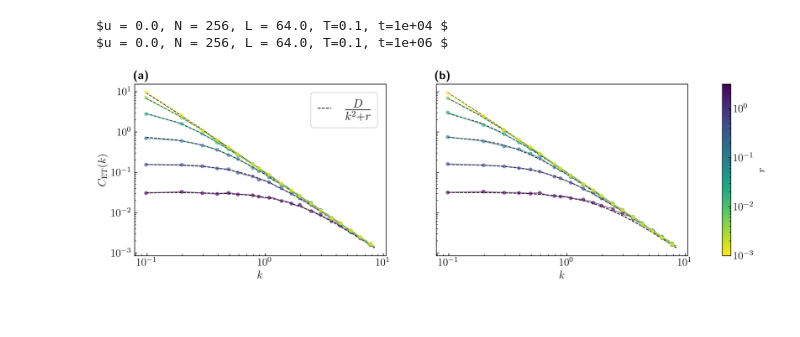
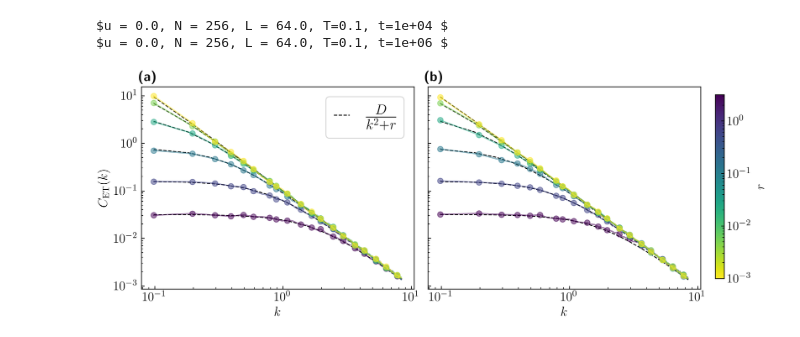
Before and after one commit to Stochastic-Field-Simulations/SETD_paper, a Jupyter notebook: modelAB_corr.ipynb, the cells around one changed output. Cells and saved outputs as stored; diff of their text form; code cells hidden in the pictures; blank space fills up the shorter version.

Commit message:
update plot 1

```diff
--- a/modelAB_corr.ipynb
+++ b/modelAB_corr.ipynb
@@ -2,7 +2,7 @@
 from numpy.fft import rfft, rfftfreq, irfft, fftshift
 from SFS.src.py.utils import *
 # %%
-fig, ax = plt.subplots(1, 2, figsize=(16,4), sharey=True)
+fig, ax = plt.subplots(1, 2, figsize=(11,4), sharey=True)
 
 for j, number in enumerate([1, 2]):
 
@@ -23,7 +23,7 @@ for j, number in enumerate([1, 2]):
         color = cm.viridis(i/(n-1))
 
         ax[j].loglog(q[1:AA], np.real(Cq[1:AA, 0, 0]), '-', lw=1.5,  color=color, zorder=2, alpha=.5)
-        ax[j].loglog(logspaced(q[1:AA]), logspaced(np.real(Cq[1:AA, 0, 0])), '.', ms=8,  color=color, zorder=2, alpha=.5)
+        ax[j].loglog(logspaced(q[1:AA]), logspaced(np.real(Cq[1:AA, 0, 0])), '.', ms=12,  color=color, zorder=2, alpha=.5)
 
         q = np.linspace(q[1], q[AA], 100)
         if i == 0: ax[j].loglog(q, T / (q**2 + r), 'k--', zorder=1, lw=1, label="$\\frac{D}{k^2 + r}$")
@@ -31,32 +31,33 @@ for j, number in enumerate([1, 2]):
 
 
     q, Cq, con, T, L, N = get_Cq_saved(folder, seed=seed)
     u = con["u"]
 
     title = "$u = {u}, N = {N}, L = {L}, T={T}, t={t:1.0e} $".format(u=u,N=N,L=L, T=T,t=time[-1])
     print(title)
 
     ax[j].set_xlabel("$k$")
     if j==0:
         ax[j].set_ylabel("$C_\\mathrm{ET}(k)$")
 
 
 
 cbar = fig.colorbar(
     cm.ScalarMappable(norm=colors.LogNorm(vmin=np.min(np.abs(rr)), vmax=np.max(np.abs(rr))),
     cmap=cm.viridis_r), ax=ax, label="$r$",
     )
 
 ax[0].legend(fontsize=22)
 ax[0].tick_params(direction='in')
 ax[0].tick_params(direction='in', which="minor")
 ax[1].tick_params(direction='in')
 ax[1].tick_params(direction='in', which="minor")
-
+plt.subplots_adjust(wspace=0.05)
+cbar.ax.set_position([0.92, 0.15, 0.02, 0.7])  # Adjust colorbar position [left, bottom, width, height]
 label(ax)
 fig.savefig("fig/fig1.pdf", bbox_inches="tight")
 plt.show()
 # %% [output]
 $u = 0.0, N = 256, L = 64.0, T=0.1, t=1e+04 $
 $u = 0.0, N = 256, L = 64.0, T=0.1, t=1e+06 $
-[figure, old version]
+[figure, new version]
```
Also changed, not shown: 1 other file.
